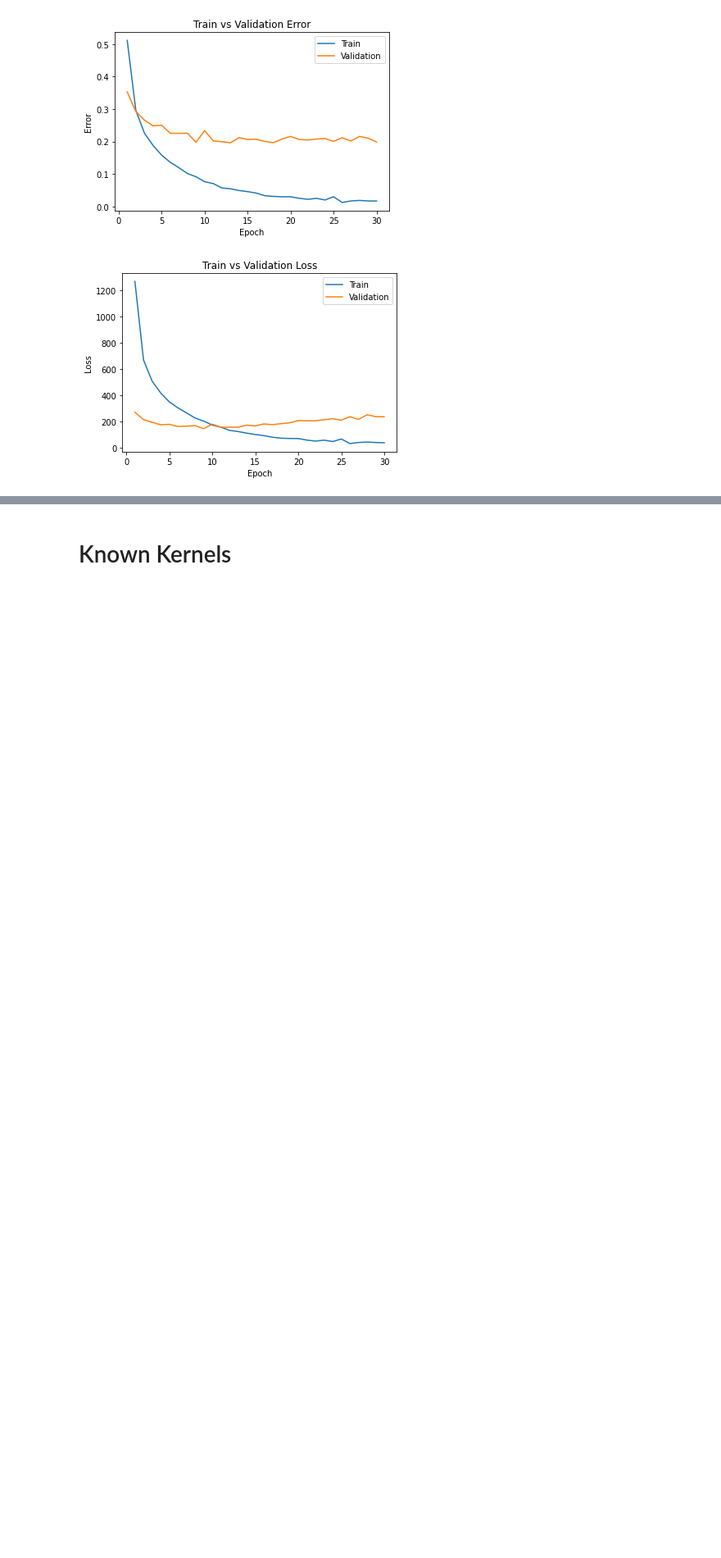
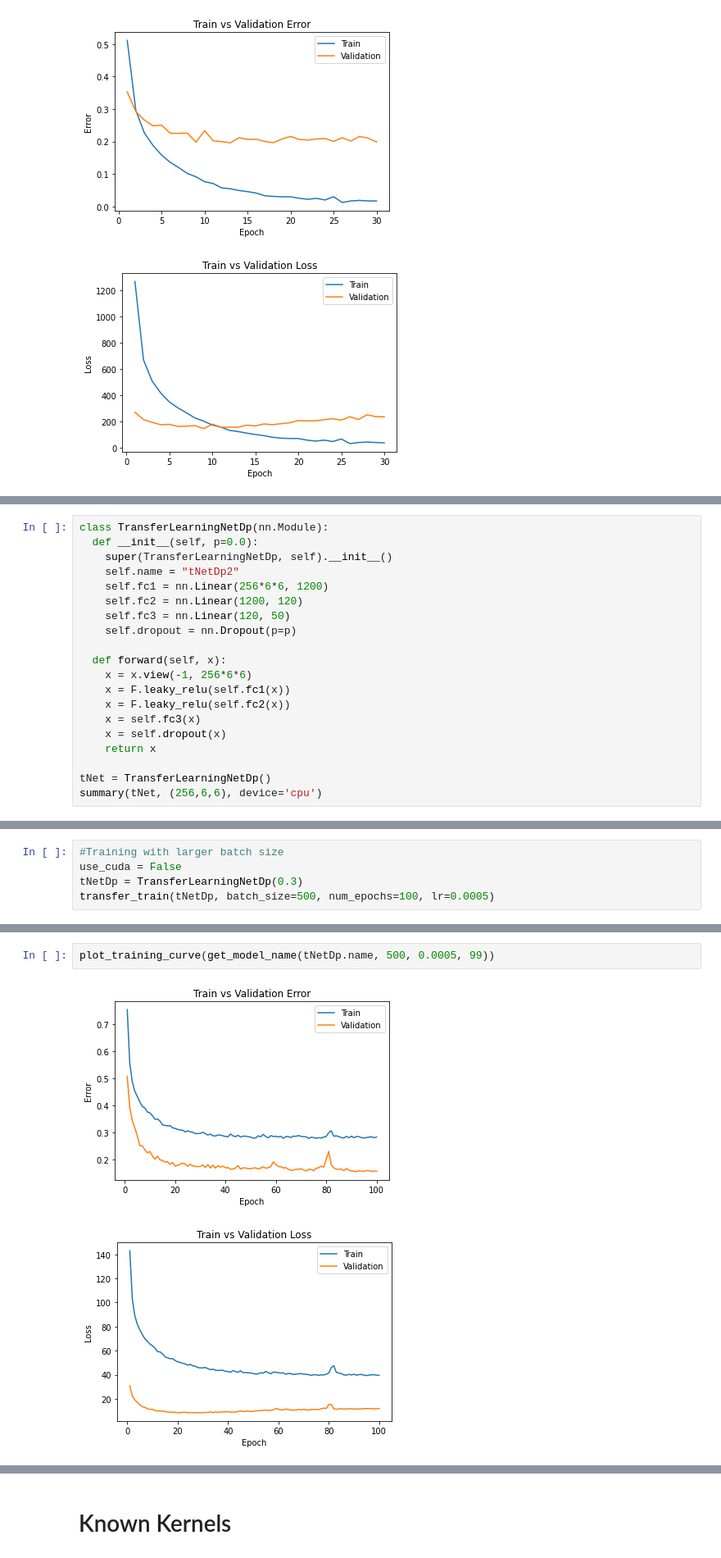
Before and after one commit to albogdan/aps360-project, a Jupyter notebook: baseline_models/CNN/FeatureKernels.ipynb, the cells around one changed output, grey strips where cells are left out. Shown at 82% size. Cells and saved outputs as stored; diff of their text form; blank space fills up the shorter version.

```diff
--- a/baseline_models/CNN/FeatureKernels.ipynb
+++ b/baseline_models/CNN/FeatureKernels.ipynb
@@ -279,0 +384,20 @@ plot_training_curve(get_model_name(tNet.name, 32, 0.0005, 29))
+# %%
+class TransferLearningNetDp(nn.Module):
+  def __init__(self, p=0.0):
+    super(TransferLearningNetDp, self).__init__()
+    self.name = "tNetDp2"
+    self.fc1 = nn.Linear(256*6*6, 1200)
+    self.fc2 = nn.Linear(1200, 120)
+    self.fc3 = nn.Linear(120, 50)
+    self.dropout = nn.Dropout(p=p)
+
+  def forward(self, x):
+    x = x.view(-1, 256*6*6)
+    x = F.leaky_relu(self.fc1(x))
+    x = F.leaky_relu(self.fc2(x))
+    x = self.fc3(x)
+    x = self.dropout(x)
+    return x
+
+tNet = TransferLearningNetDp()
+summary(tNet, (256,6,6), device='cpu')
@@ -279,0 +422,5 @@ plot_training_curve(get_model_name(tNet.name, 32, 0.0005, 29))
+# %%
+#Training with larger batch size
+use_cuda = False
+tNetDp = TransferLearningNetDp(0.3)
+transfer_train(tNetDp, batch_size=500, num_epochs=100, lr=0.0005)
@@ -279,0 +445,5 @@ plot_training_curve(get_model_name(tNet.name, 32, 0.0005, 29))
+# %%
+plot_training_curve(get_model_name(tNetDp.name, 500, 0.0005, 99))
+# %% [output]
+[figure, added]
+[figure, added]
```
Also changed, not shown: parts of 29 cells of this notebook.
